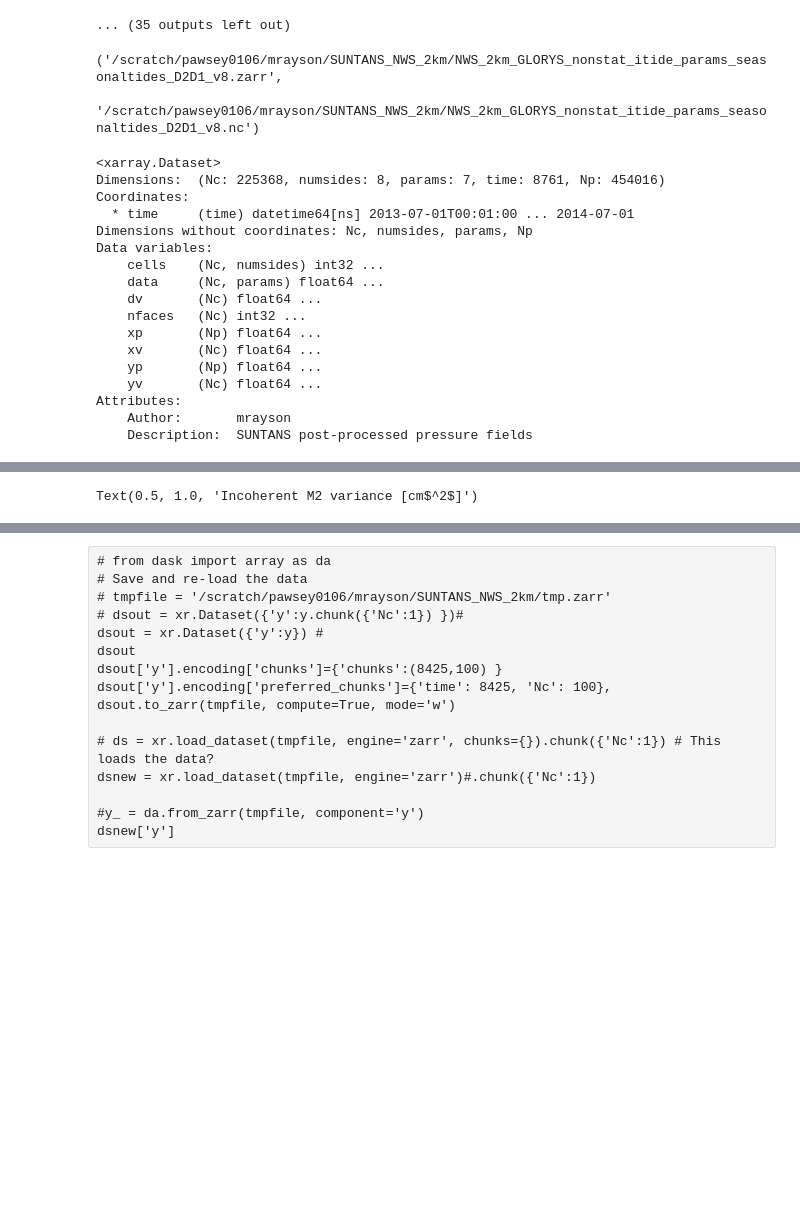
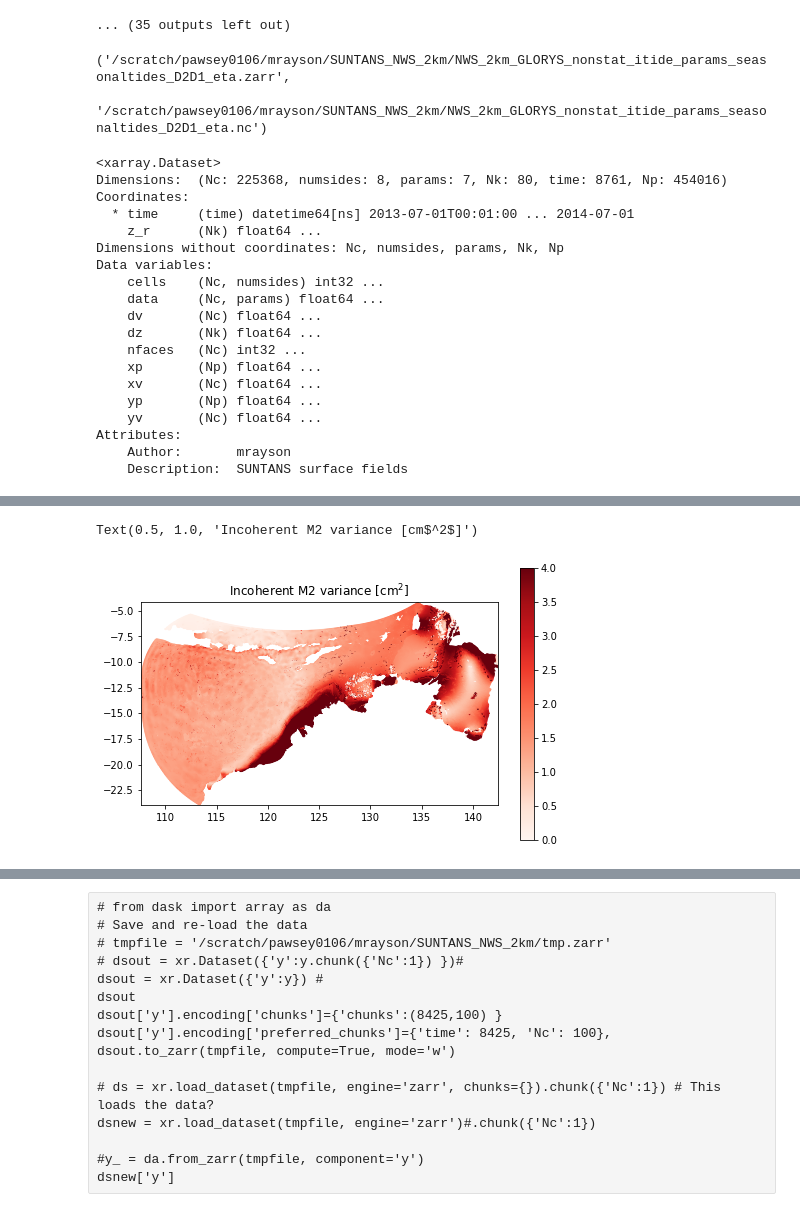
Before and after one commit to mrayson/incoherentitide, a Jupyter notebook: NOTEBOOKS/estimate_nonstat_itide_params_dask.ipynb, the cells around one changed output, grey strips where cells are left out. Drawn from its saved outputs; the diff is of its cells as text; code cells hidden in the pictures; blank space fills up the shorter version.

```diff
--- a/NOTEBOOKS/estimate_nonstat_itide_params_dask.ipynb
+++ b/NOTEBOOKS/estimate_nonstat_itide_params_dask.ipynb
@@ -531,11 +522,11 @@ def save_load_chunk_old(ds, i1, i2):
 
     return dsnew['y'], X
 
-def save_load_chunk(ds, i1, i2):
+def save_load_chunk(ds, i1, i2, varname):
 
     tmpfile = '/scratch/pawsey0106/mrayson/SUNTANS_NWS_2km/tmp.zarr'
 
-    y = ds['eta_steric_non_phase_locked'].\
+    y = ds[varname].\
         sel(time=slice('2013-07-15','2014-07-01')).isel(Nc=slice(i1, i2))#.chunk({'Nc':1})##.chunk({'Nc':1})
     X = (y.time-y.time[0]).values.astype(float)/1e9/86400
 
@@ -609,15 +600,21 @@ fmax = 2.3
 
 # outfile = '/scratch/pawsey0106/mrayson/SUNTANS_NWS_2km/NWS_2km_GLORYS_nonstat_itide_params_seasonaltides_D2D1_v3.zarr'
 # outfile_nc = '/scratch/pawsey0106/mrayson/SUNTANS_NWS_2km/NWS_2km_GLORYS_nonstat_itide_params_seasonaltides_D2D1_v3.nc'
-outfile = '/scratch/pawsey0106/mrayson/SUNTANS_NWS_2km/NWS_2km_GLORYS_nonstat_itide_params_seasonaltides_D2D1_v8.zarr'
-outfile_nc = '/scratch/pawsey0106/mrayson/SUNTANS_NWS_2km/NWS_2km_GLORYS_nonstat_itide_params_seasonaltides_D2D1_v8.nc'
+outfile = '/scratch/pawsey0106/mrayson/SUNTANS_NWS_2km/NWS_2km_GLORYS_nonstat_itide_params_seasonaltides_D2D1_eta.zarr'
+outfile_nc = '/scratch/pawsey0106/mrayson/SUNTANS_NWS_2km/NWS_2km_GLORYS_nonstat_itide_params_seasonaltides_D2D1_eta.nc'
 # outfile = '/scratch/pawsey0106/mrayson/SUNTANS_NWS_2km/NWS_2km_GLORYS_nonstat_itide_params_astrotides_v2.zarr'
 # outfile_nc = '/scratch/pawsey0106/mrayson/SUNTANS_NWS_2km/NWS_2km_GLORYS_nonstat_itide_params_astrotides_v2.nc'
 # outfile = '/scratch/pawsey0106/mrayson/SUNTANS_NWS_2km/NWS_2km_GLORYS_nonstat_itide_params_astrotides_D2D1.zarr'
 # outfile_nc = '/scratch/pawsey0106/mrayson/SUNTANS_NWS_2km/NWS_2km_GLORYS_nonstat_itide_params_astrotides_D2D1.nc'
 
-zarrin = 'NWS_2km_GLORYS_2013_2014_ssh_steric_filtered_seasonaltides.zarr'
+# zarrin = 'NWS_2km_GLORYS_2013_2014_ssh_steric_filtered_seasonaltides.zarr'
 # zarrin = 'NWS_2km_GLORYS_2013_2014_ssh_steric_filtered_astrotides.zarr'
+# varname = 'eta_steric_non_phase_locked'
+# dropvars=['eta_steric_non_phase_locked','eta_steric_phase_locked']
+
+zarrin = 'NWS_2km_GLORYS_2013_2014_ssh_filtered_seasonaltides.zarr'
+varname = 'eta_non_phase_locked'
+dropvars=['eta_non_phase_locked','eta_phase_locked']
 
 # fmin = 1.6
 # fmax = 2.2
@@ -699,7 +695,7 @@ for ii in range(0, ds.dims['Nc'], step):
     print(i1,i2, ds.dims['Nc'])
 
     print('\tSubsetting the data...')
-    y, X = save_load_chunk(ds, i1, i2)
+    y, X = save_load_chunk(ds, i1, i2, varname)
 
     inputs = dict(X=X, covfunc=covfunc, covparams_ic=covparams, fmin=fmin, fmax=fmax,
                  method='nelder-mead',bounds=bounds)
@@ -720,7 +716,9 @@ for ii in range(0, ds.dims['Nc'], step):
     params = params.compute()
 
     #dsout = ds.drop_vars(['eta_steric_lowpass','eta_steric_bandpass','eta_steric_tidal']).isel(Nc=slice(i1,i2))
-    dsout = ds.drop_vars(['eta_steric_non_phase_locked','eta_steric_phase_locked']).isel(Nc=slice(i1,i2))
+
+
+    dsout = ds.drop_vars(dropvars).isel(Nc=slice(i1,i2))
 
     dsout['data'] = params.chunk({'Nc':2000})
     dsout['data'].attrs = {'long_name':'Estimated covariance model parameters','location':'face',
@@ -793,8 +791,8 @@ Consider scattering data ahead of time and using futures.
 # %%
 outfile, outfile_nc
 # %% [output]
-('/scratch/pawsey0106/mrayson/SUNTANS_NWS_2km/NWS_2km_GLORYS_nonstat_itide_params_seasonaltides_D2D1_v8.zarr',
- '/scratch/pawsey0106/mrayson/SUNTANS_NWS_2km/NWS_2km_GLORYS_nonstat_itide_params_seasonaltides_D2D1_v8.nc')
+('/scratch/pawsey0106/mrayson/SUNTANS_NWS_2km/NWS_2km_GLORYS_nonstat_itide_params_seasonaltides_D2D1_eta.zarr',
+ '/scratch/pawsey0106/mrayson/SUNTANS_NWS_2km/NWS_2km_GLORYS_nonstat_itide_params_seasonaltides_D2D1_eta.nc')
 # %%
 dsnew = xr.open_dataset(outfile, engine='zarr')
 
@@ -802,14 +800,16 @@ dsnew.to_netcdf(outfile_nc)
 dsnew
 # %% [output]
 <xarray.Dataset>
-Dimensions:  (Nc: 225368, numsides: 8, params: 7, time: 8761, Np: 454016)
+Dimensions:  (Nc: 225368, numsides: 8, params: 7, Nk: 80, time: 8761, Np: 454016)
 Coordinates:
   * time     (time) datetime64[ns] 2013-07-01T00:01:00 ... 2014-07-01
-Dimensions without coordinates: Nc, numsides, params, Np
+    z_r      (Nk) float64 ...
+Dimensions without coordinates: Nc, numsides, params, Nk, Np
 Data variables:
     cells    (Nc, numsides) int32 ...
     data     (Nc, params) float64 ...
     dv       (Nc) float64 ...
+    dz       (Nk) float64 ...
     nfaces   (Nc) int32 ...
     xp       (Np) float64 ...
     xv       (Nc) float64 ...
@@ -817,13 +817,13 @@ Data variables:
     yv       (Nc) float64 ...
 Attributes:
     Author:       mrayson
-    Description:  SUNTANS post-processed pressure fields
+    Description:  SUNTANS surface fields
 # %%
 %matplotlib notebook
 # %%
 plt.figure(figsize=(8,5))
 # dsnew.suntans.plotcelldata(np.exp(dsnew['data'].isel(params=0))*1e4, cmap='Reds', vmin=0,vmax=200)
-dsnew.suntans.plotcelldata((dsnew['data'].isel(params=0))*1e4, cmap='Reds', vmin=0,vmax=200)
+dsnew.suntans.plotcelldata((dsnew['data'].isel(params=0))*100, cmap='Reds', vmin=0,vmax=4)
 
 plt.title('Incoherent M2 variance [cm$^2$]')
 # %% [output]
@@ -832,4 +830,5 @@ plt.title('Incoherent M2 variance [cm$^2$]')
 Text(0.5, 1.0, 'Incoherent M2 variance [cm$^2$]')
+[figure, added]
 # %%
 plt.figure(figsize=(8,5))
 # dsnew.suntans.plotcelldata(np.exp(dsnew['data'].isel(params=1)), cmap='viridis', vmin=0, vmax=40)
```
Also changed, not shown: parts of 9 cells of this notebook, 3 other files.
